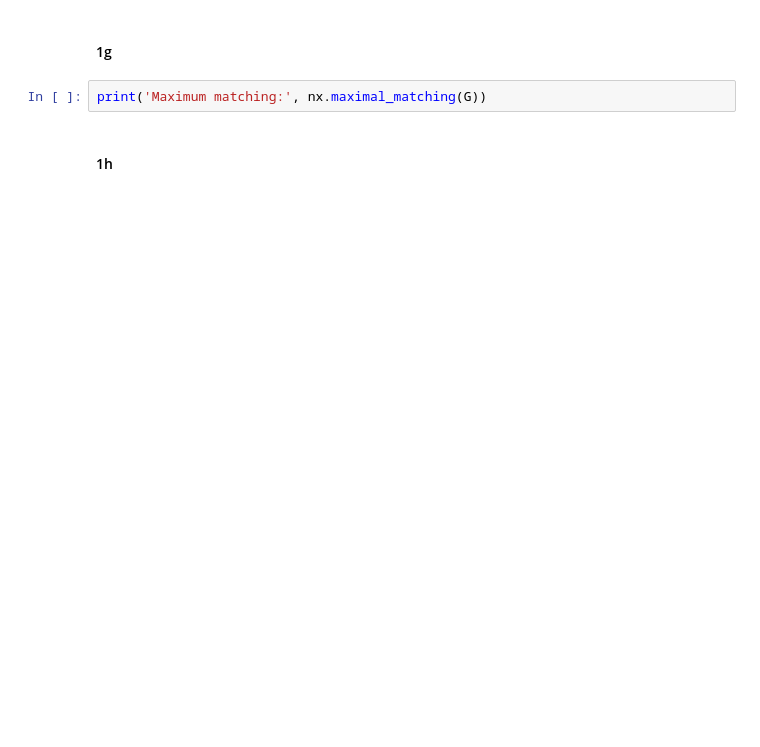
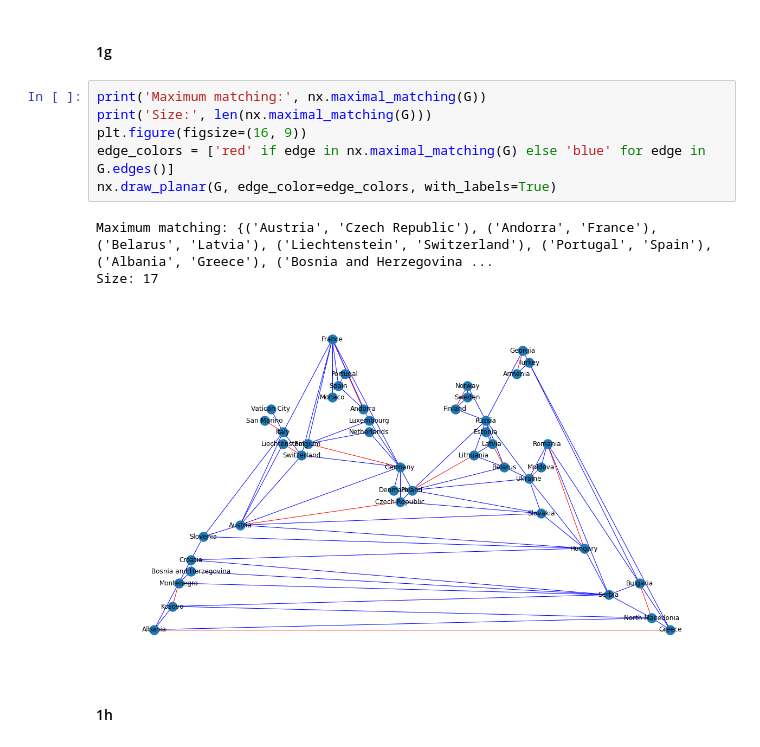
Before and after one commit to GoldenGarr/Graph-Theory-HW-5, a Jupyter notebook: hw5.ipynb, the cells around one changed output. Cells and saved outputs as stored; diff of their text form; blank space fills up the shorter version.

```diff
--- a/hw5.ipynb
+++ b/hw5.ipynb
@@ -241,6 +246,14 @@ print('Size:', len(nx.maximal_independent_set(G)))
 #### 1g
 # %%
 print('Maximum matching:', nx.maximal_matching(G))
+print('Size:', len(nx.maximal_matching(G)))
+plt.figure(figsize=(16, 9))
+edge_colors = ['red' if edge in nx.maximal_matching(G) else 'blue' for edge in G.edges()]
+nx.draw_planar(G, edge_color=edge_colors, with_labels=True)
+# %% [output]
+Maximum matching: {('Austria', 'Czech Republic'), ('Andorra', 'France'), ('Belarus', 'Latvia'), ('Liechtenstein', 'Switzerland'), ('Portugal', 'Spain'), ('Albania', 'Greece'), ('Bosnia and Herzegovina ...
+Size: 17
+[figure, added]
 # %% [markdown]
 #### 1h
 # %%
```
Also changed, not shown: parts of 11 cells of this notebook.
